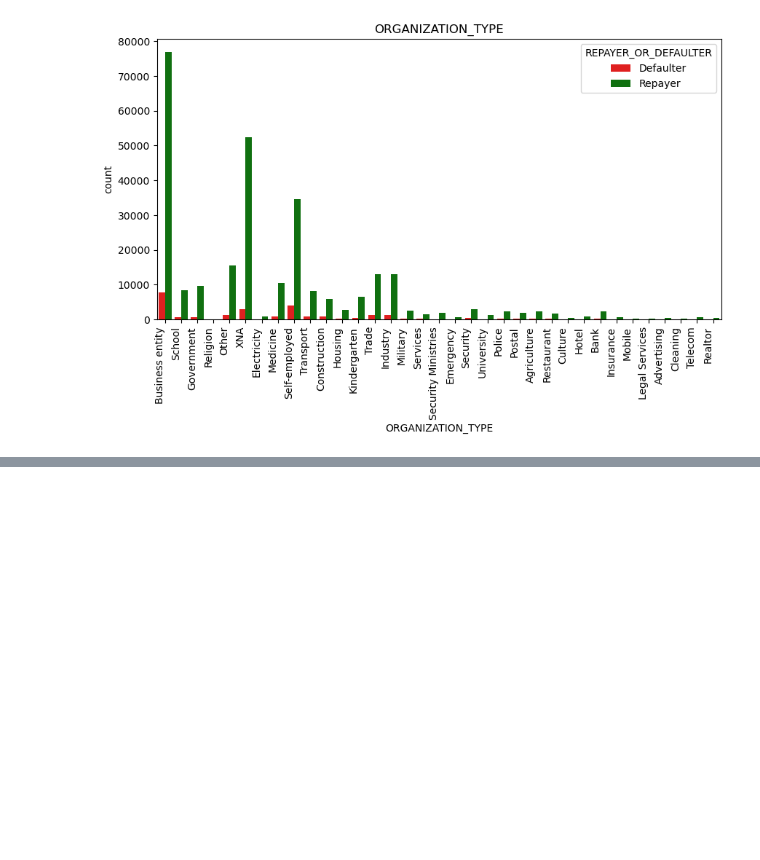
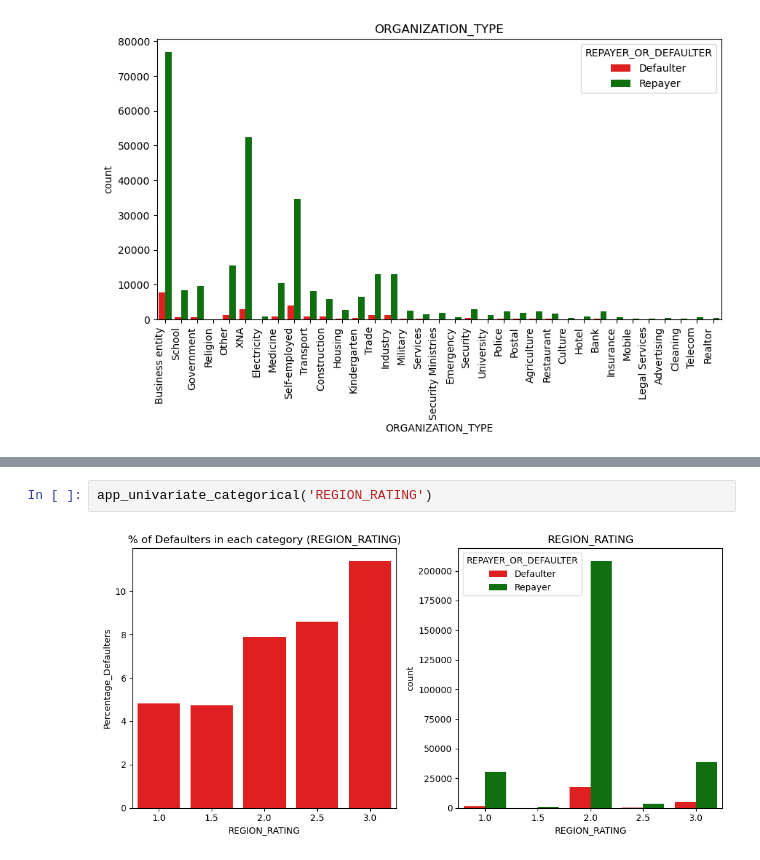
Before and after one commit to Punya-B-R/loan-approval-risk-analysis, a Jupyter notebook: Bank-Loan.ipynb, the cells around one changed output, grey strips where cells are left out. Cells and saved outputs as stored; diff of their text form; blank space fills up the shorter version.

Commit message:
Univariate Ananlysis13

```diff
--- a/Bank-Loan.ipynb
+++ b/Bank-Loan.ipynb
@@ -462,0 +439,4 @@ Index(['SK_ID_CURR', 'TARGET', 'NAME_CONTRACT_TYPE', 'CODE_GENDER',
+# %%
+app_univariate_categorical('REGION_RATING')
+# %% [output]
+[figure, added]
```
Also changed, not shown: parts of 9 cells of this notebook.
